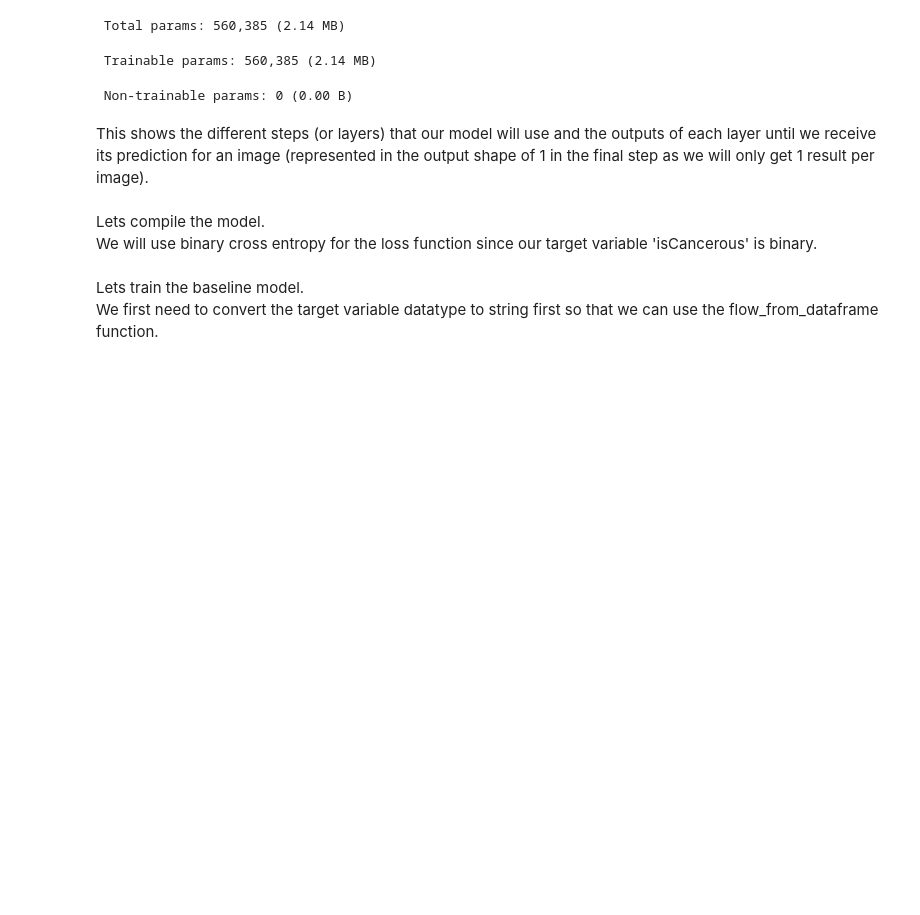
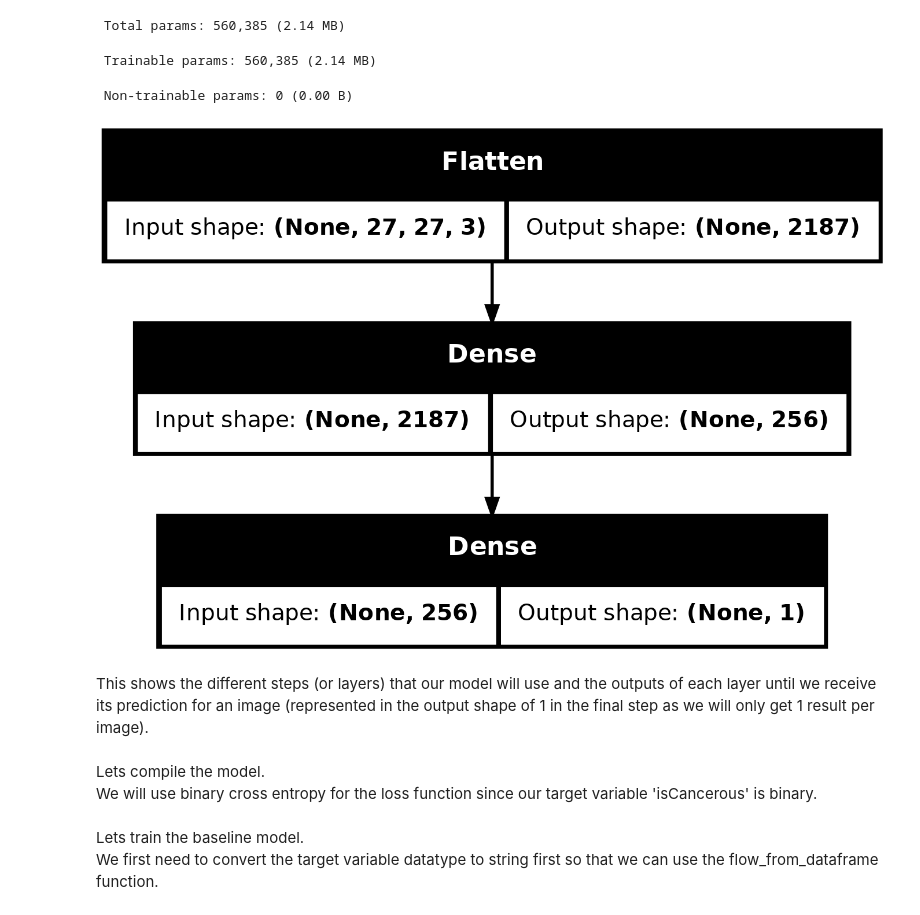
Before and after one commit to IbrahimAshhab/ML-A2-Colon-Cancer, a Jupyter notebook: s3953973_s4007880.ipynb, the cells around one changed output. Saved outputs shown, nothing was run; the diff lists cells and outputs as text; code cells hidden in the pictures; blank space fills up the shorter version.

Commit message:
Restored model summary graphic and adjusted discussion points.

```diff
--- a/s3953973_s4007880.ipynb
+++ b/s3953973_s4007880.ipynb
@@ -298,6 +312,10 @@ Model: "sequential"
  Total params: 560,385 (2.14 MB)
  Trainable params: 560,385 (2.14 MB)
  Non-trainable params: 0 (0.00 B)
+# %%
+tf.keras.utils.plot_model(model, show_shapes=True)
+# %% [output]
+[figure, added]
 # %% [markdown]
 This shows the different steps (or layers) that our model will use and the outputs of each layer until we receive its prediction for an image (represented in the output shape of 1 in the final step as we will only get 1 result per image).
 # %% [markdown]
```
Also changed, not shown: parts of 11 cells of this notebook.
